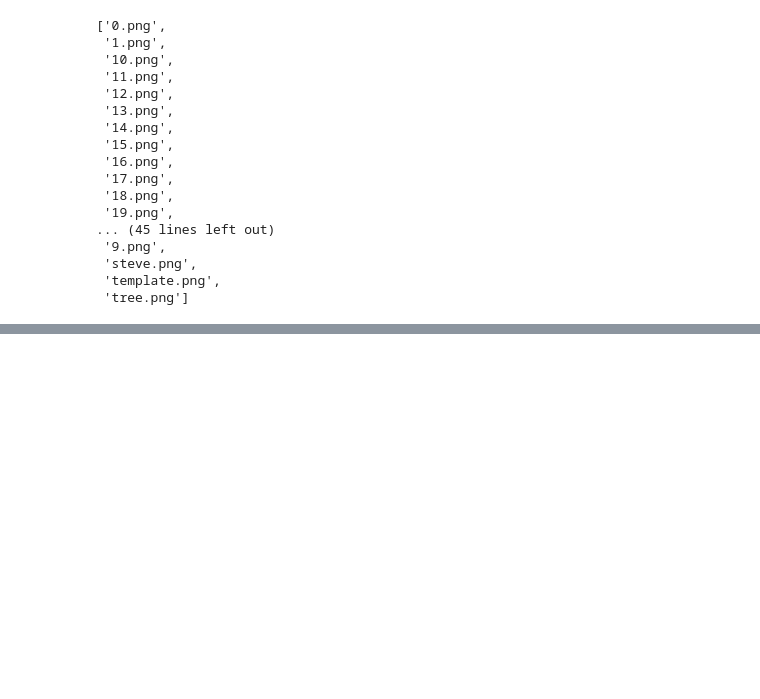
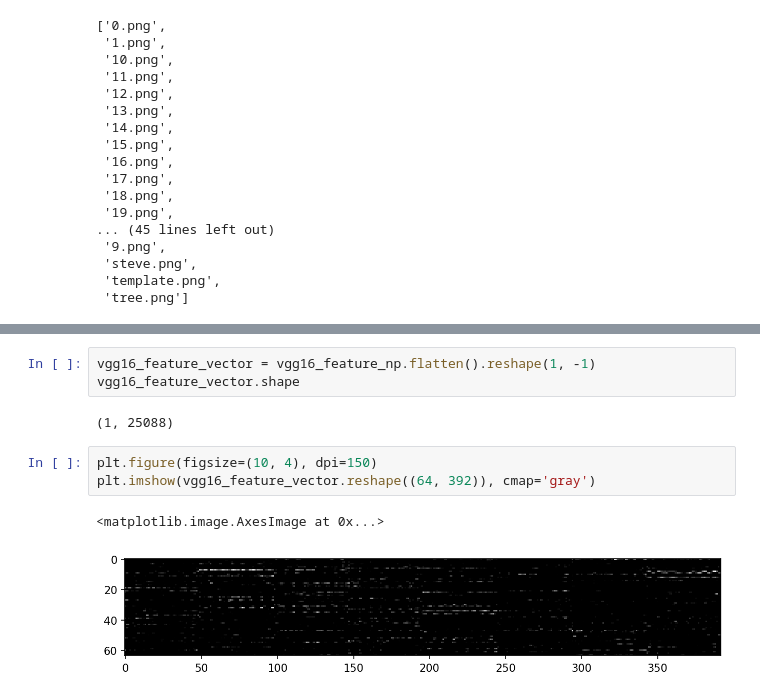
Before and after one commit to KoreanJ/MineSkins, a Jupyter notebook: notebooks/EDA.ipynb, the cells around one changed output, grey strips where cells are left out. Drawn from its saved outputs; the diff is of its cells as text; blank space fills up the shorter version.

```diff
--- a/notebooks/EDA.ipynb
+++ b/notebooks/EDA.ipynb
@@ -102,0 +286,11 @@ os.listdir('../data')
+# %%
+vgg16_feature_vector = vgg16_feature_np.flatten().reshape(1, -1)
+vgg16_feature_vector.shape
+# %% [output]
+(1, 25088)
+# %%
+plt.figure(figsize=(10, 4), dpi=150)
+plt.imshow(vgg16_feature_vector.reshape((64, 392)), cmap='gray')
+# %% [output]
+<matplotlib.image.AxesImage at 0x...>
+[figure, added]
```
Also changed, not shown: parts of 27 cells of this notebook, 56 other files.
